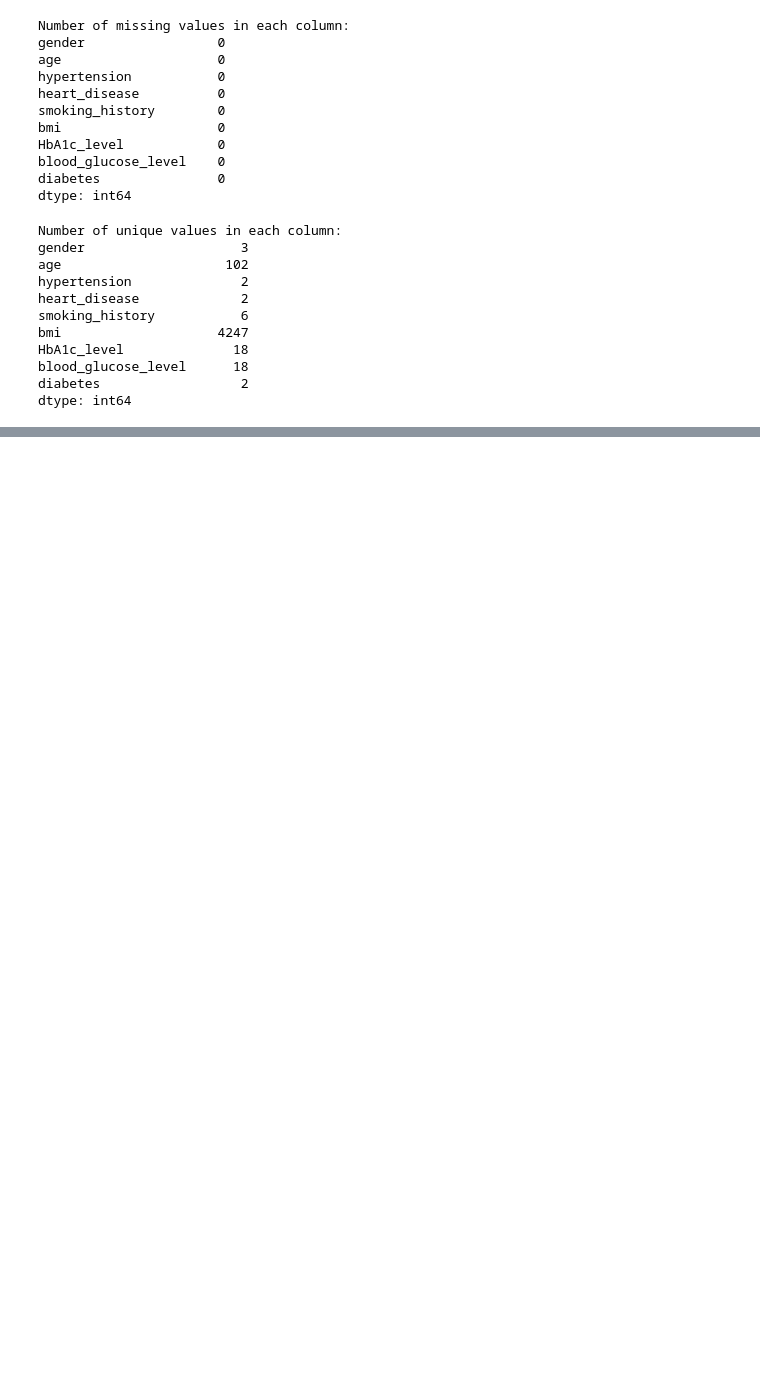
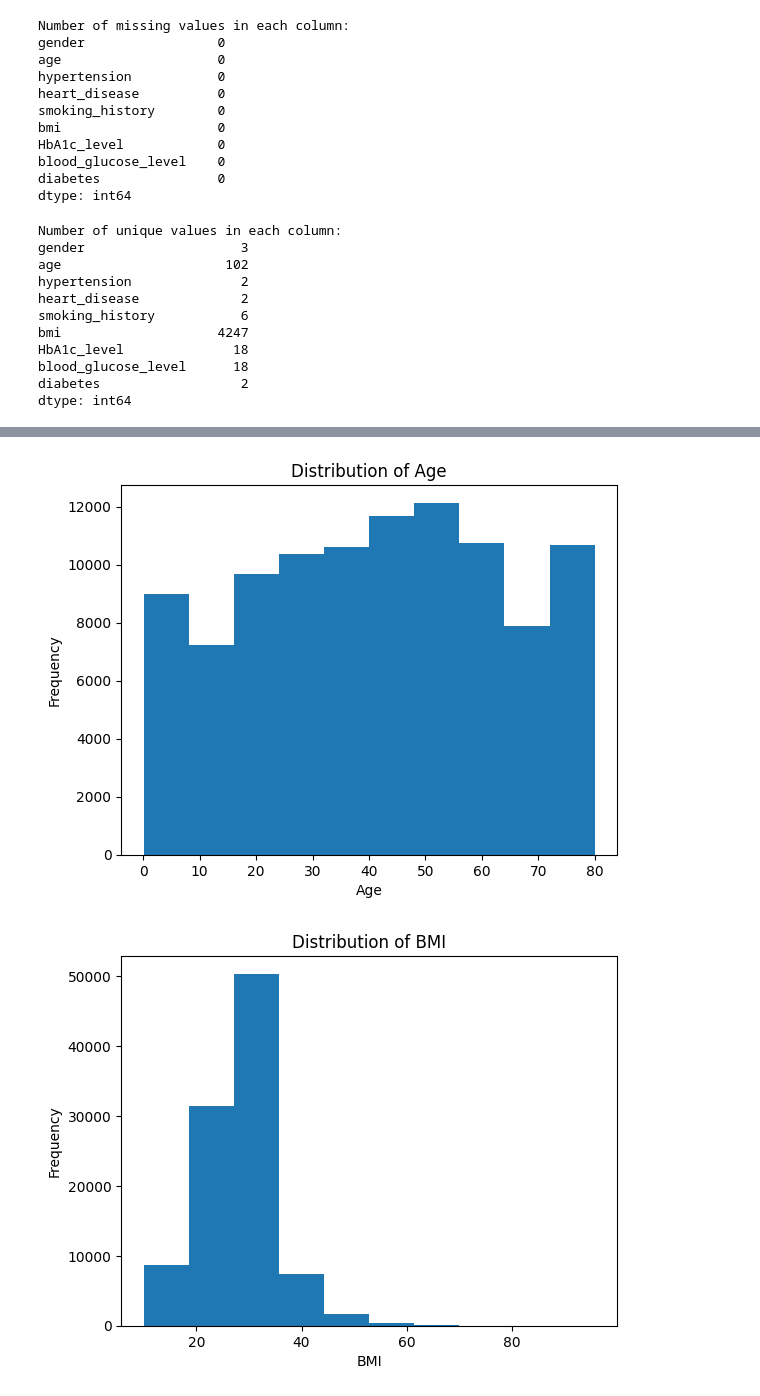
Before and after one commit to rezaldii/Diabetes-prediction, a Jupyter notebook: Diabetes-prediction.ipynb, the cells around one changed output, grey strips where cells are left out. Drawn from its saved outputs; the diff is of its cells as text; code cells hidden in the pictures; blank space fills up the shorter version.

```diff
--- a/Diabetes-prediction.ipynb
+++ b/Diabetes-prediction.ipynb
@@ -131,0 +169,24 @@ Name: count, dtype: int64
+# %%
+# Histogram untuk variabel usia (age)
+plt.hist(data['age'], bins=10)
+plt.xlabel('Age')
+plt.ylabel('Frequency')
+plt.title('Distribution of Age')
+plt.show()
+
+# Histogram untuk variabel indeks massa tubuh (bmi)
+plt.hist(data['bmi'], bins=10)
+plt.xlabel('BMI')
+plt.ylabel('Frequency')
+plt.title('Distribution of BMI')
+plt.show()
+
+# Histogram untuk variabel tingkat glukosa darah (blood_glucose_level)
+plt.hist(data['blood_glucose_level'], bins=10)
+plt.xlabel('Blood Glucose Level')
+plt.ylabel('Frequency')
+plt.title('Distribution of Blood Glucose Level')
+plt.show()
+# %% [output]
+[figure, added]
+[figure, added]
```
Also changed, not shown: parts of 16 cells of this notebook.
